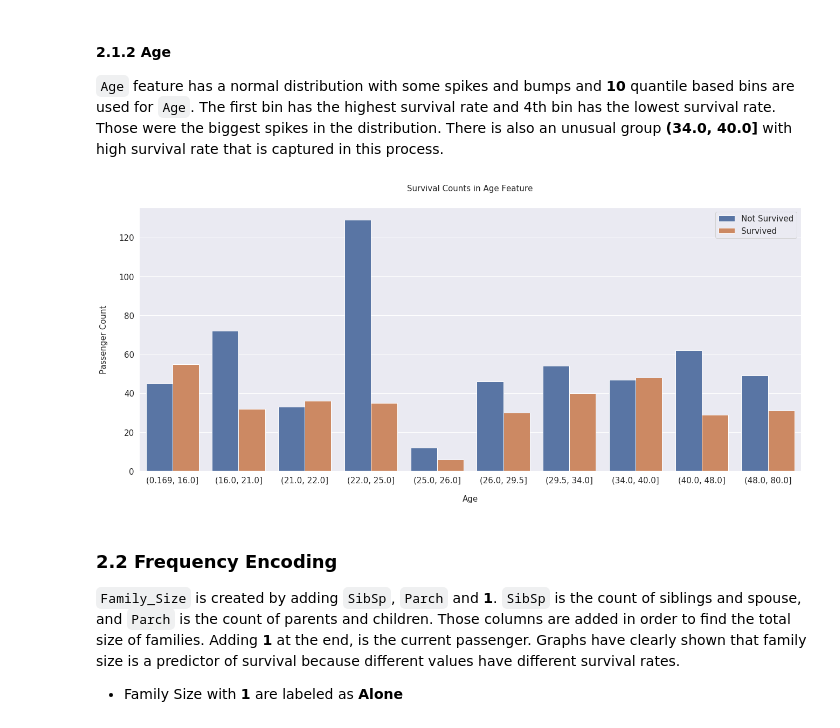
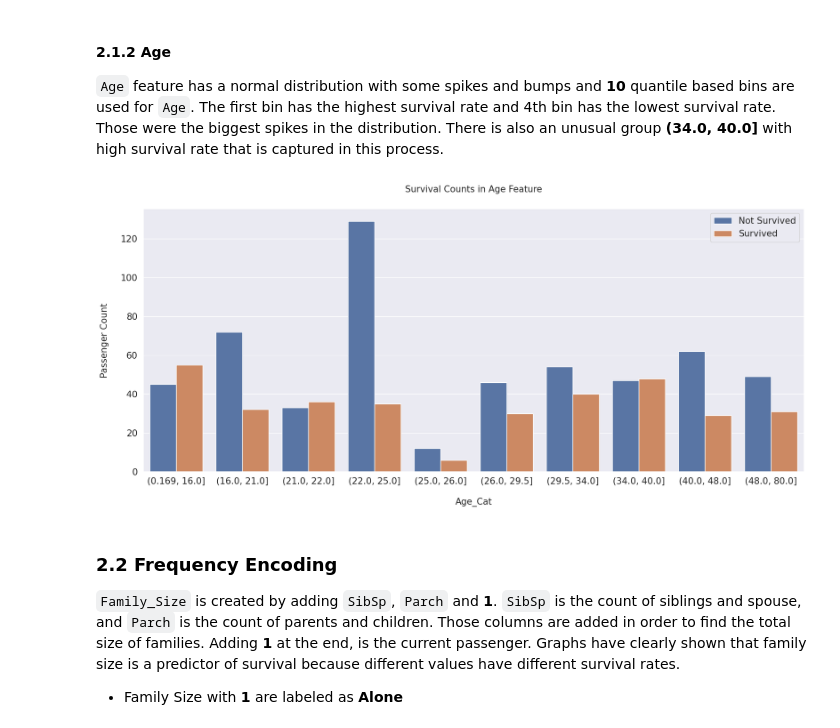
Before and after one commit to ancestor9/Scikit-learn-model-selection-evaluation, a Jupyter notebook: python for data analysis/titanic_advanced_feature_engineering_tutorial.ipynb, the cells around one changed output. Cells and saved outputs as stored; diff of their text form; code cells hidden in the pictures.

```diff
--- a/python for data analysis/titanic_advanced_feature_engineering_tutorial.ipynb
+++ b/python for data analysis/titanic_advanced_feature_engineering_tutorial.ipynb
@@ -331,4 +323,0 @@ display_pclass_dist(all_deck_per)
-# %%
-# Passenger in the T deck is changed to A
-idx = df_all[df_all['Deck'] == 'T'].index
-df_all.loc[idx, 'Deck'] = 'A'
@@ -392,6 +323,0 @@ As I suspected, every deck has different survival rates and that information can
-# %%
-df_all['Deck'] = df_all['Deck'].replace(['A', 'B', 'C'], 'ABC')
-df_all['Deck'] = df_all['Deck'].replace(['D', 'E'], 'DE')
-df_all['Deck'] = df_all['Deck'].replace(['F', 'G'], 'FG')
-
-df_all['Deck'].value_counts()
@@ -596,4 +540,3 @@ Created a new feature called `Deck` and dropped `Cabin` feature at the **Explora
 # %%
-df_all = concat_df(df_train, df_test)
 df_all.head()
 # %% [output]
@@ -631,22 +574,22 @@ plt.show()
 #### **2.1.2 Age**
 `Age` feature has a normal distribution with some spikes and bumps and **10** quantile based bins are used for `Age`. The first bin has the highest survival rate and 4th bin has the lowest survival rate. Those were the biggest spikes in the distribution. There is also an unusual group **(34.0, 40.0]** with high survival rate that is captured in this process.
 # %%
-df_all['Age'] = pd.qcut(df_all['Age'], 10)
+df_all['Age_Cat'] = pd.qcut(df_all['Age'], 10)
 # %%
-fig, axs = plt.subplots(figsize=(22, 9))
-sns.countplot(x='Age', hue='Survived', data=df_all)
+fig, axs = plt.subplots(figsize=(20, 8))
+sns.countplot(x='Age_Cat', hue='Survived', data=df_all)
 
-plt.xlabel('Age', size=15, labelpad=20)
+plt.xlabel('Age_Cat', size=15, labelpad=20)
 plt.ylabel('Passenger Count', size=15, labelpad=20)
 plt.tick_params(axis='x', labelsize=15)
 plt.tick_params(axis='y', labelsize=15)
 
 plt.legend(['Not Survived', 'Survived'], loc='upper right', prop={'size': 15})
 plt.title('Survival Counts in {} Feature'.format('Age'), size=15, y=1.05)
 
 plt.show()
 # %% [output]
-[figure, old version]
+[figure, new version]
 # %% [markdown]
 ### **2.2 Frequency Encoding**
 `Family_Size` is created by adding `SibSp`, `Parch` and **1**. `SibSp` is the count of siblings and spouse, and `Parch` is the count of parents and children. Those columns are added in order to find the total size of families. Adding **1** at the end, is the current passenger. Graphs have clearly shown that family size is a predictor of survival because different values have different survival rates.
```
Also changed, not shown: parts of 80 cells of this notebook.
